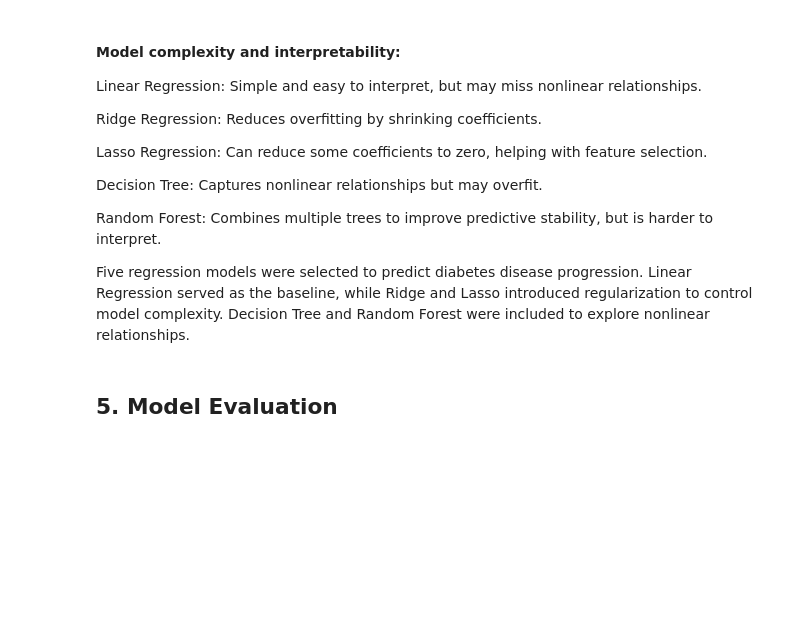
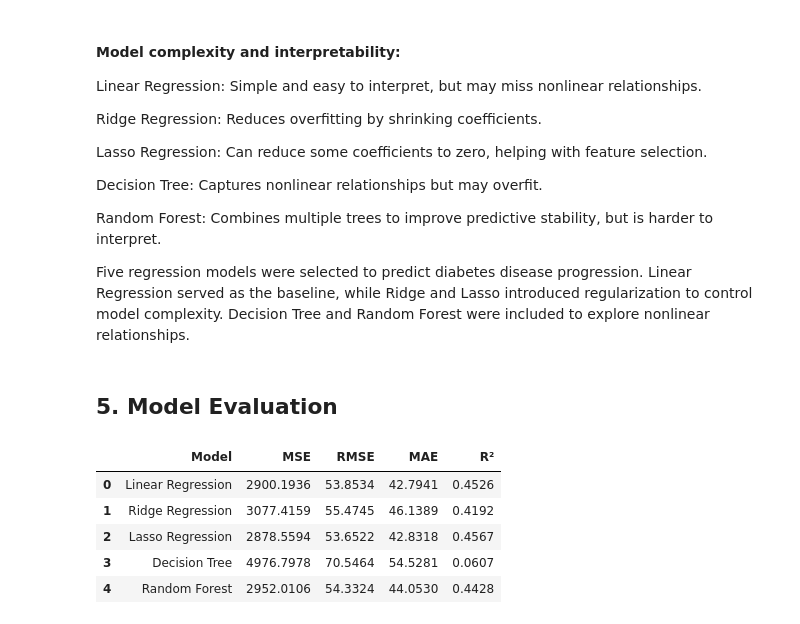
Before and after one commit to Yvesangwa/Diabetes-Disease-Progression-Prediction, a Jupyter notebook: Diabetes_Progression_Prediction.ipynb, the cells around one changed output. Saved outputs shown, nothing was run; the diff lists cells and outputs as text; code cells hidden in the pictures; blank space fills up the shorter version.

```diff
--- a/Diabetes_Progression_Prediction.ipynb
+++ b/Diabetes_Progression_Prediction.ipynb
@@ -266,3 +266,26 @@ Random Forest: Combines multiple trees to improve predictive stability, but is h
 Five regression models were selected to predict diabetes disease progression. Linear Regression served as the baseline, while Ridge and Lasso introduced regularization to control model complexity. Decision Tree and Random Forest were included to explore nonlinear relationships.
 # %% [markdown]
 ## **5. Model Evaluation**
+# %%
+# Model evaluation
+
+results_diabetes = []
+
+for name, y_pred in predictions_diabetes.items():
+    results_diabetes.append({
+        "Model": name,
+        "MSE": mean_squared_error(y_test, y_pred),
+        "RMSE": np.sqrt(mean_squared_error(y_test, y_pred)),
+        "MAE": mean_absolute_error(y_test, y_pred),
+        "R²": r2_score(y_test, y_pred)})
+
+evaluation_diabetes = pd.DataFrame(results_diabetes)
+
+display(evaluation_diabetes.round(4))
+# %% [output]
+|  | Model | MSE | RMSE | MAE | R² |
+| 0 | Linear Regression | 2900.1936 | 53.8534 | 42.7941 | 0.4526 |
+| 1 | Ridge Regression | 3077.4159 | 55.4745 | 46.1389 | 0.4192 |
+| 2 | Lasso Regression | 2878.5594 | 53.6522 | 42.8318 | 0.4567 |
+| 3 | Decision Tree | 4976.7978 | 70.5464 | 54.5281 | 0.0607 |
+| 4 | Random Forest | 2952.0106 | 54.3324 | 44.0530 | 0.4428 |
```
Also changed, not shown: parts of 2 cells of this notebook.
